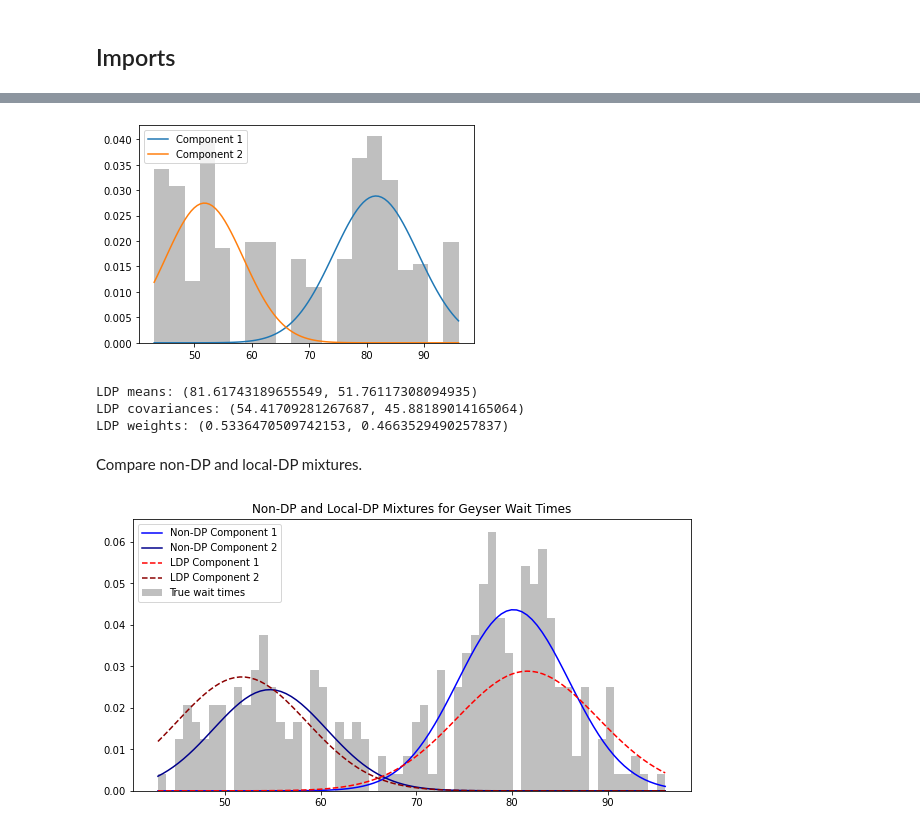
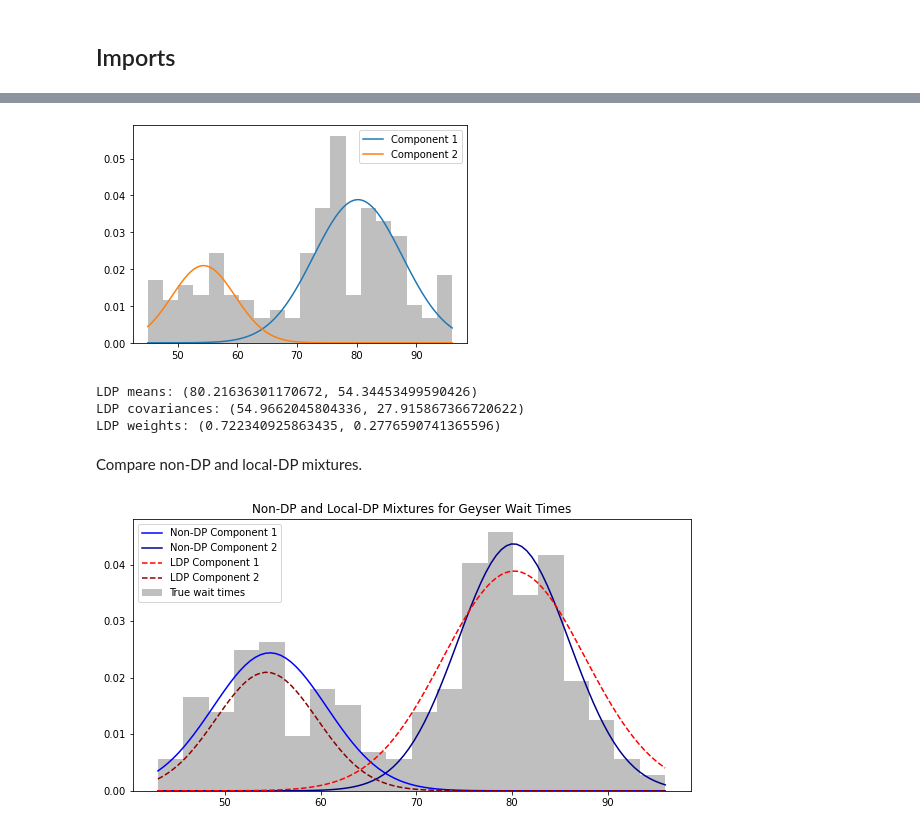
Before and after one commit to charlieh205/DP-GMM, a Jupyter notebook: Analysis.ipynb, the cells around one changed output, grey strips where cells are left out. Drawn from its saved outputs; the diff is of its cells as text; code cells hidden in the pictures.

```diff
--- a/Analysis.ipynb
+++ b/Analysis.ipynb
@@ -44,10 +52,10 @@ True weights: (0.6365423321901911, 0.3634576678098091)
 # %%
 # create local-DP GMM object and fit to data
-ldp_gmm = LDPGMM(n_components=2, epsilon=1)
+ldp_gmm = LDPGMM(n_components=2, epsilon=2)
 ldp_gmm.fit_ldp(wait_dat.reshape(-1, 1))
 ldp_gmm.plot_mixture(bins=20)
 # %% [output]
-[figure, old version]
+[figure, new version]
 # %%
 # get locaL-DP GMM components
 ldp_means = ldp_gmm.means_.flatten()
@@ -59,16 +67,16 @@ print(f"LDP means: {ldp_means[0], ldp_means[1]}")
 print(f"LDP covariances: {ldp_covs[0], ldp_covs[1]}")
 print(f"LDP weights: {ldp_weights[0], ldp_weights[1]}")
 # %% [output]
-LDP means: (81.61743189655549, 51.76117308094935)
-LDP covariances: (54.41709281267687, 45.88189014165064)
-LDP weights: (0.5336470509742153, 0.4663529490257837)
+LDP means: (80.21636301170672, 54.34453499590426)
+LDP covariances: (54.9662045804336, 27.915867366720622)
+LDP weights: (0.722340925863435, 0.2776590741365596)
 # %% [markdown]
 Compare non-DP and local-DP mixtures.
 # %%
 # Creating plot
 x = np.linspace(wait_dat.min(), wait_dat.max(), 100)
 plt.figure(figsize=(10, 5))
-plt.hist(wait_dat, bins=60, density=True, color="gray", alpha=0.5, label="True wait times")
+plt.hist(wait_dat, bins=20, density=True, color="gray", alpha=0.5, label="True wait times")
 plt.plot(x, nondp_comp1[2]*sp.stats.norm(nondp_comp1[0], nondp_comp1[1]**0.5).pdf(x), color="blue", label="Non-DP Component 1")
 plt.plot(x, nondp_comp2[2]*sp.stats.norm(nondp_comp2[0], nondp_comp2[1]**0.5).pdf(x), color="darkblue", label="Non-DP Component 2")
 plt.plot(x, ldp_comp1[2]*sp.stats.norm(ldp_comp1[0], ldp_comp1[1]**0.5).pdf(x), color="red", label="LDP Component 1", linestyle="--")
@@ -77,7 +85,7 @@ plt.title("Non-DP and Local-DP Mixtures for Geyser Wait Times")
 plt.legend()
 plt.show()
 # %% [output]
-[figure, old version]
+[figure, new version]
 # %%
 # Defining function to get distribution parameters for DP and non-DP GMMs
 def get_params(data, n_components, epsilon = 0, DP = False):
```
Also changed, not shown: parts of 6 cells of this notebook, 1 other file.
